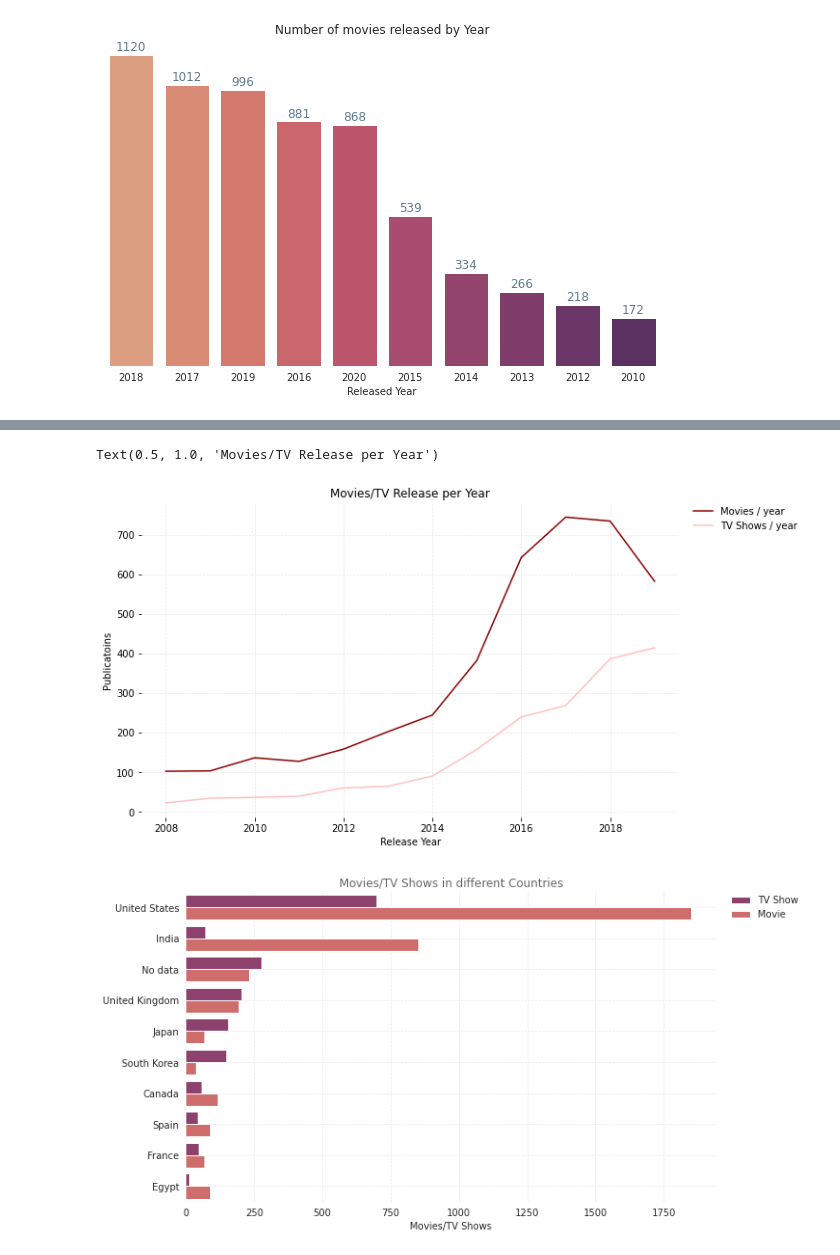
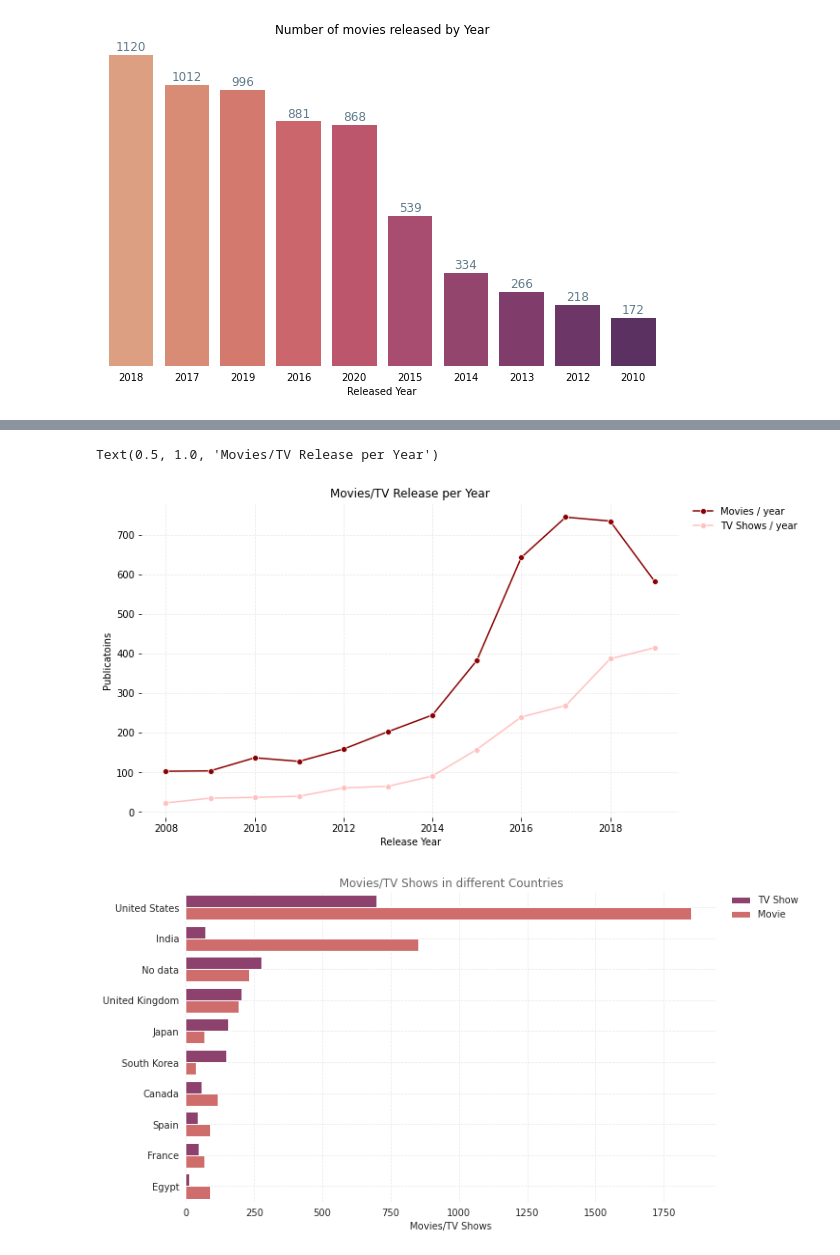
Before and after one commit to anisbagwan/NETFLIX-MOVIES-and-TV-shows-clusteringG, a Jupyter notebook: NETFLIX_MOVIES_AND_TV_SHOWS_CLUSTERING.ipynb, the cells around one changed output, grey strips where cells are left out. Cells and saved outputs as stored; diff of their text form; code cells hidden in the pictures.

```diff
--- a/NETFLIX_MOVIES_AND_TV_SHOWS_CLUSTERING.ipynb
+++ b/NETFLIX_MOVIES_AND_TV_SHOWS_CLUSTERING.ipynb
@@ -400,24 +402,24 @@ tv_shows = tv_counts[index_years_tv]
 # %%
 plt.figure(figsize=(10,6))
 
-sns.lineplot(data=movies, color="#8B0000",  label="Movies / year")
-sns.lineplot(data=tv_shows, color="#FFC1C1",  label="TV Shows / year")
+sns.lineplot(data=movies, color="#8B0000",  label="Movies / year",marker='o')
+sns.lineplot(data=tv_shows, color="#FFC1C1",  label="TV Shows / year",marker='o')
 
 # remove the frame of the chart
 for spine in plt.gca().spines.values():
     spine.set_visible(False)
 
 # Draw grid lines with red color and dashed style
 plt.grid(color='#E8E8E8', linestyle='--', linewidth=0.7)
 
 plt.legend(bbox_to_anchor=(1.02, 1), loc='upper left',
              borderaxespad=0,frameon=False)
 
 
 plt.xlabel("Release Year")
 plt.ylabel("Publicatoins")
 plt.title('Movies/TV Release per Year')
 # %% [output]
 Text(0.5, 1.0, 'Movies/TV Release per Year')
-[figure, old version]
+[figure, new version]
 # %%
```
Also changed, not shown: parts of 11 cells of this notebook.
